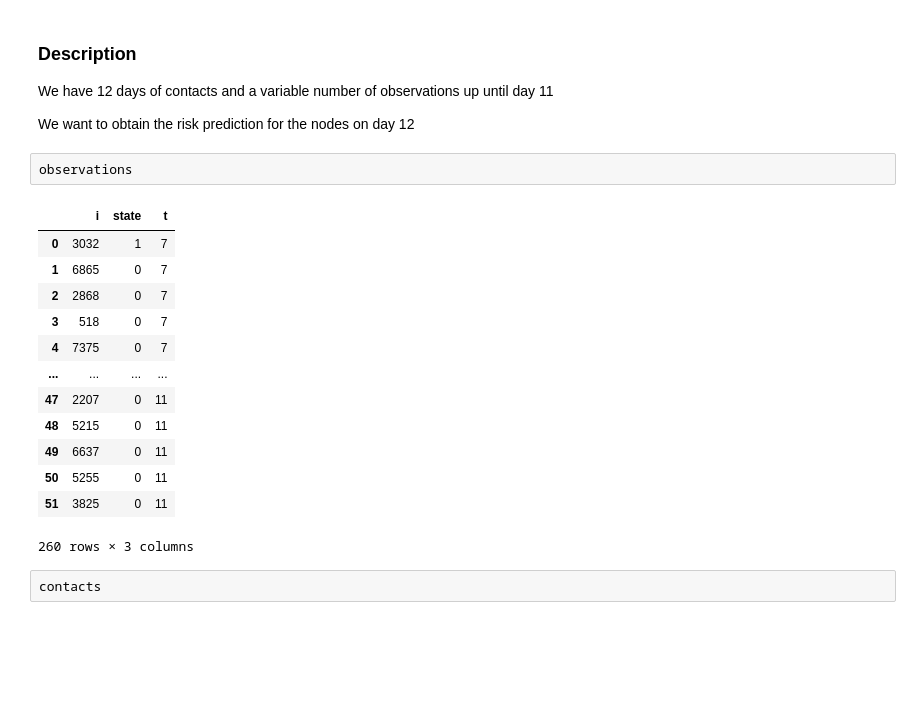
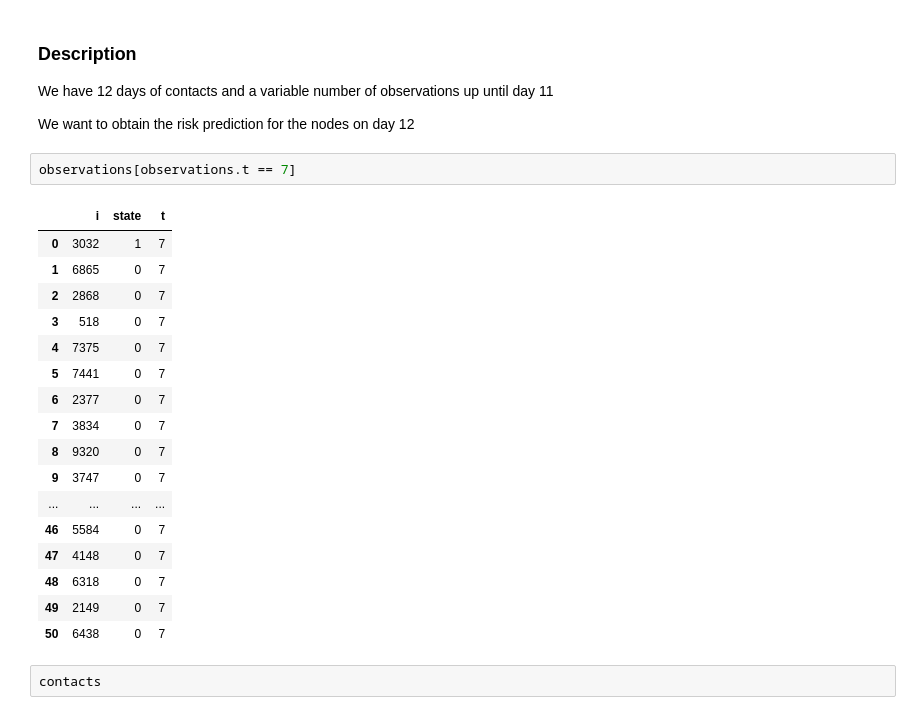
Before and after one commit to sibyl-team/ViraTrace-example, a Jupyter notebook: Evaluation_results.ipynb, the cells around one changed output. Saved outputs shown, nothing was run; the diff lists cells and outputs as text; blank space fills up the shorter version.

```diff
--- a/Evaluation_results.ipynb
+++ b/Evaluation_results.ipynb
@@ -23,22 +23,26 @@ observations = pd.read_csv("observ_t_12.csv.gz",index_col=0)
 We have 12 days of contacts and a variable number of observations up until day 11
 
 We want to obtain the risk prediction for the nodes on day 12
-# %%
-observations
-# %% [output]
-|  | i | state | t |
-| 0 | 3032 | 1 | 7 |
-| 1 | 6865 | 0 | 7 |
-| 2 | 2868 | 0 | 7 |
-| 3 | 518 | 0 | 7 |
-| 4 | 7375 | 0 | 7 |
-| ... | ... | ... | ... |
-| 47 | 2207 | 0 | 11 |
-| 48 | 5215 | 0 | 11 |
-| 49 | 6637 | 0 | 11 |
-| 50 | 5255 | 0 | 11 |
-| 51 | 3825 | 0 | 11 |
-260 rows × 3 columns
+# %%
+observations[observations.t == 7]
+# %% [output]
+|  | i | state | t |
+| 0 | 3032 | 1 | 7 |
+| 1 | 6865 | 0 | 7 |
+| 2 | 2868 | 0 | 7 |
+| 3 | 518 | 0 | 7 |
+| 4 | 7375 | 0 | 7 |
+| 5 | 7441 | 0 | 7 |
+| 6 | 2377 | 0 | 7 |
+| 7 | 3834 | 0 | 7 |
+| 8 | 9320 | 0 | 7 |
+| 9 | 3747 | 0 | 7 |
+| ... | ... | ... | ... |
+| 46 | 5584 | 0 | 7 |
+| 47 | 4148 | 0 | 7 |
+| 48 | 6318 | 0 | 7 |
+| 49 | 2149 | 0 | 7 |
+| 50 | 6438 | 0 | 7 |
 # %%
 contacts
 # %% [output]
```
Also changed, not shown: parts of 7 cells of this notebook.
